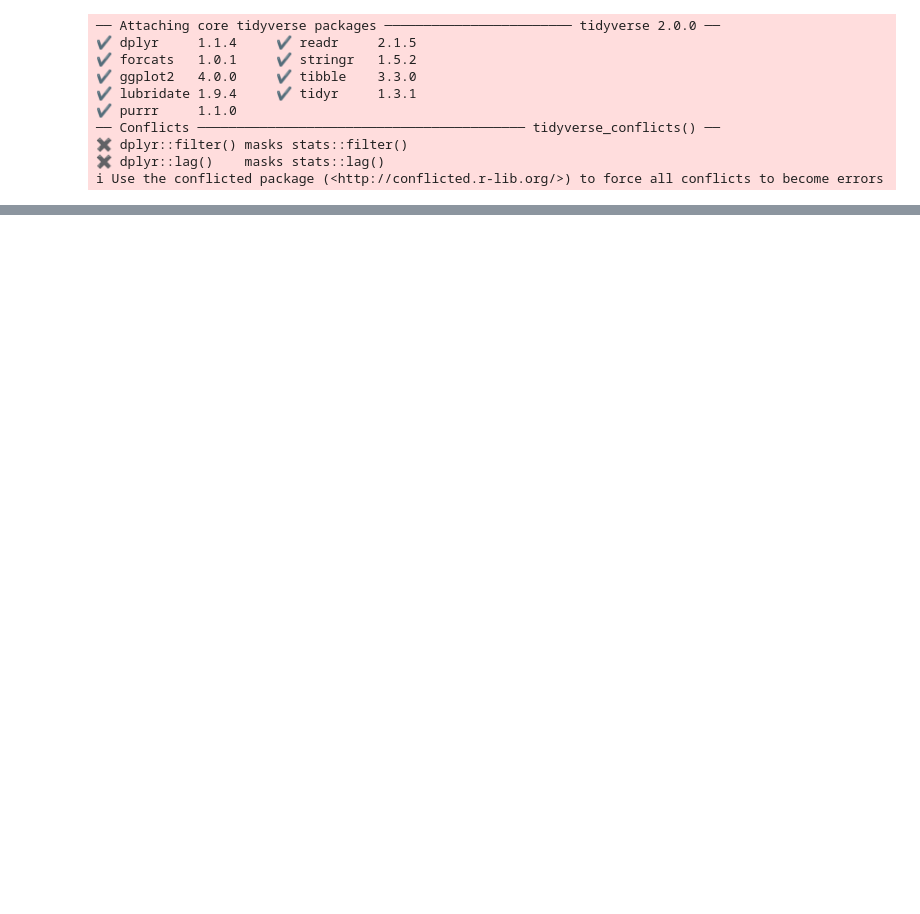
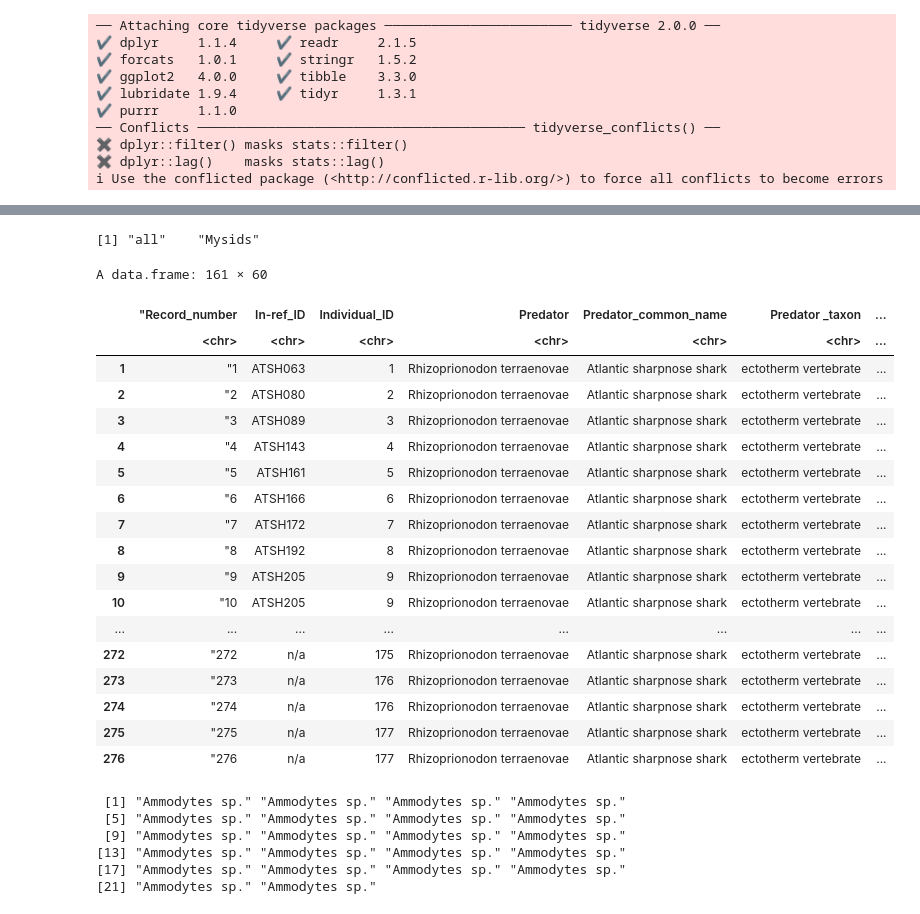
Before and after one commit to zfourati/Predator-and-prey-body-sizes-in-marine-food-webs, a Jupyter notebook: script.ipynb, the cells around one changed output, grey strips where cells are left out. Cells and saved outputs as stored; diff of their text form; code cells hidden in the pictures; blank space fills up the shorter version.

```diff
--- a/script.ipynb
+++ b/script.ipynb
@@ -11,3 +11,10 @@ library(tidyverse)
 ✖ dplyr::filter() masks stats::filter()
 ✖ dplyr::lag()    masks stats::lag()
 ℹ Use the conflicted package (<http://conflicted.r-lib.org/>) to force all conflicts to become errors
+# %%
+data <- read.delim("C:/Users/zfour/OneDrive/Desktop/MSR/Predator-and-prey-body-sizes-in-marine-food-webs/Predator_and_prey_body_sizes_in_marine_food_webs.csv",
+                   header = TRUE,
+                   sep = "\t",
+                   quote = "",
+                   check.names = FALSE,
+                   strip.white = TRUE)
@@ -13,0 +81,35 @@ library(tidyverse)
+# %%
+range(data$`Diet coverage`)
+# %% [output]
+[1] "all"    "Mysids"
+# %%
+data[data$Predator == 'Rhizoprionodon terraenovae',]
+# %% [output]
+A data.frame: 161 × 60
+|  | "Record_number | In-ref_ID | Individual_ID | Predator | Predator_common_name | Predator _taxon | ... |
+|  | <chr> | <chr> | <chr> | <chr> | <chr> | <chr> | ... |
+| 1 | "1 | ATSH063 | 1 | Rhizoprionodon terraenovae | Atlantic sharpnose shark | ectotherm vertebrate | ... |
+| 2 | "2 | ATSH080 | 2 | Rhizoprionodon terraenovae | Atlantic sharpnose shark | ectotherm vertebrate | ... |
+| 3 | "3 | ATSH089 | 3 | Rhizoprionodon terraenovae | Atlantic sharpnose shark | ectotherm vertebrate | ... |
+| 4 | "4 | ATSH143 | 4 | Rhizoprionodon terraenovae | Atlantic sharpnose shark | ectotherm vertebrate | ... |
+| 5 | "5 | ATSH161 | 5 | Rhizoprionodon terraenovae | Atlantic sharpnose shark | ectotherm vertebrate | ... |
+| 6 | "6 | ATSH166 | 6 | Rhizoprionodon terraenovae | Atlantic sharpnose shark | ectotherm vertebrate | ... |
+| 7 | "7 | ATSH172 | 7 | Rhizoprionodon terraenovae | Atlantic sharpnose shark | ectotherm vertebrate | ... |
+| 8 | "8 | ATSH192 | 8 | Rhizoprionodon terraenovae | Atlantic sharpnose shark | ectotherm vertebrate | ... |
+| 9 | "9 | ATSH205 | 9 | Rhizoprionodon terraenovae | Atlantic sharpnose shark | ectotherm vertebrate | ... |
+| 10 | "10 | ATSH205 | 9 | Rhizoprionodon terraenovae | Atlantic sharpnose shark | ectotherm vertebrate | ... |
+| ... | ... | ... | ... | ... | ... | ... | ... |
+| 272 | "272 | n/a | 175 | Rhizoprionodon terraenovae | Atlantic sharpnose shark | ectotherm vertebrate | ... |
+| 273 | "273 | n/a | 176 | Rhizoprionodon terraenovae | Atlantic sharpnose shark | ectotherm vertebrate | ... |
+| 274 | "274 | n/a | 176 | Rhizoprionodon terraenovae | Atlantic sharpnose shark | ectotherm vertebrate | ... |
+| 275 | "275 | n/a | 177 | Rhizoprionodon terraenovae | Atlantic sharpnose shark | ectotherm vertebrate | ... |
+| 276 | "276 | n/a | 177 | Rhizoprionodon terraenovae | Atlantic sharpnose shark | ectotherm vertebrate | ... |
+# %%
+data[data$Individual_ID==300,]$`Prey`
+# %% [output]
+ [1] "Ammodytes sp." "Ammodytes sp." "Ammodytes sp." "Ammodytes sp."
+ [5] "Ammodytes sp." "Ammodytes sp." "Ammodytes sp." "Ammodytes sp."
+ [9] "Ammodytes sp." "Ammodytes sp." "Ammodytes sp." "Ammodytes sp."
+[13] "Ammodytes sp." "Ammodytes sp." "Ammodytes sp." "Ammodytes sp."
+[17] "Ammodytes sp." "Ammodytes sp." "Ammodytes sp." "Ammodytes sp."
+[21] "Ammodytes sp." "Ammodytes sp."
```
Also changed, not shown: parts of 5 cells of this notebook.
